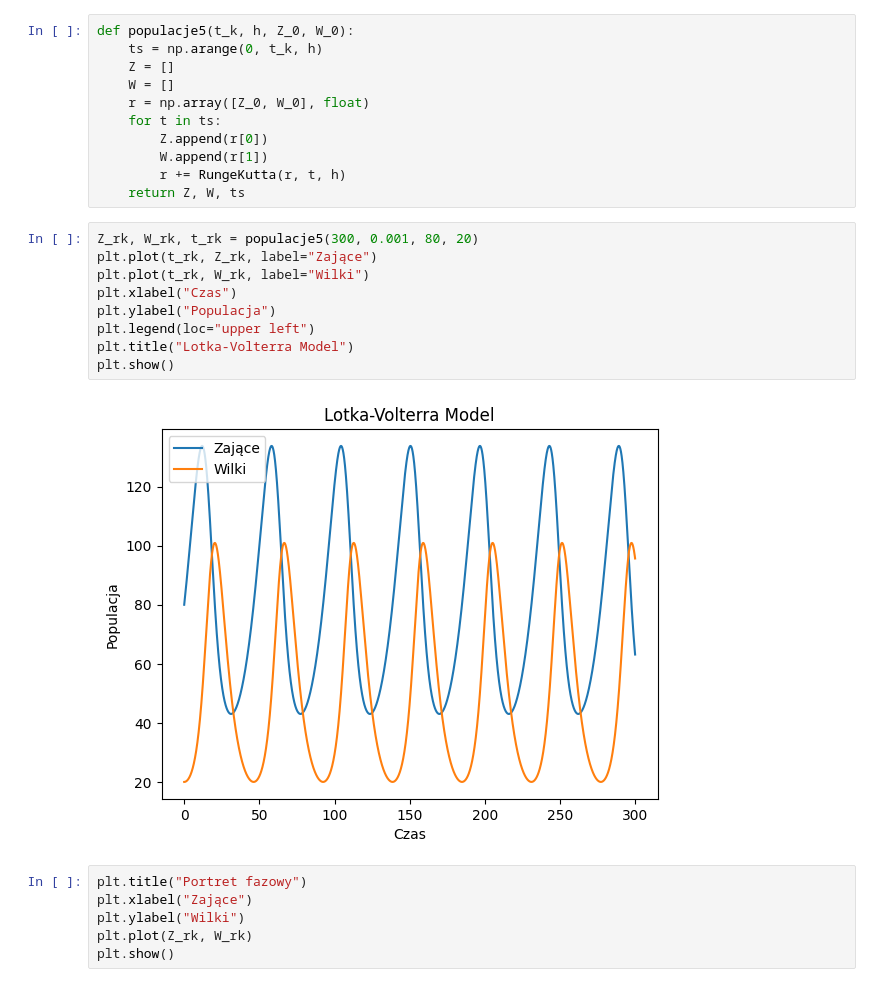
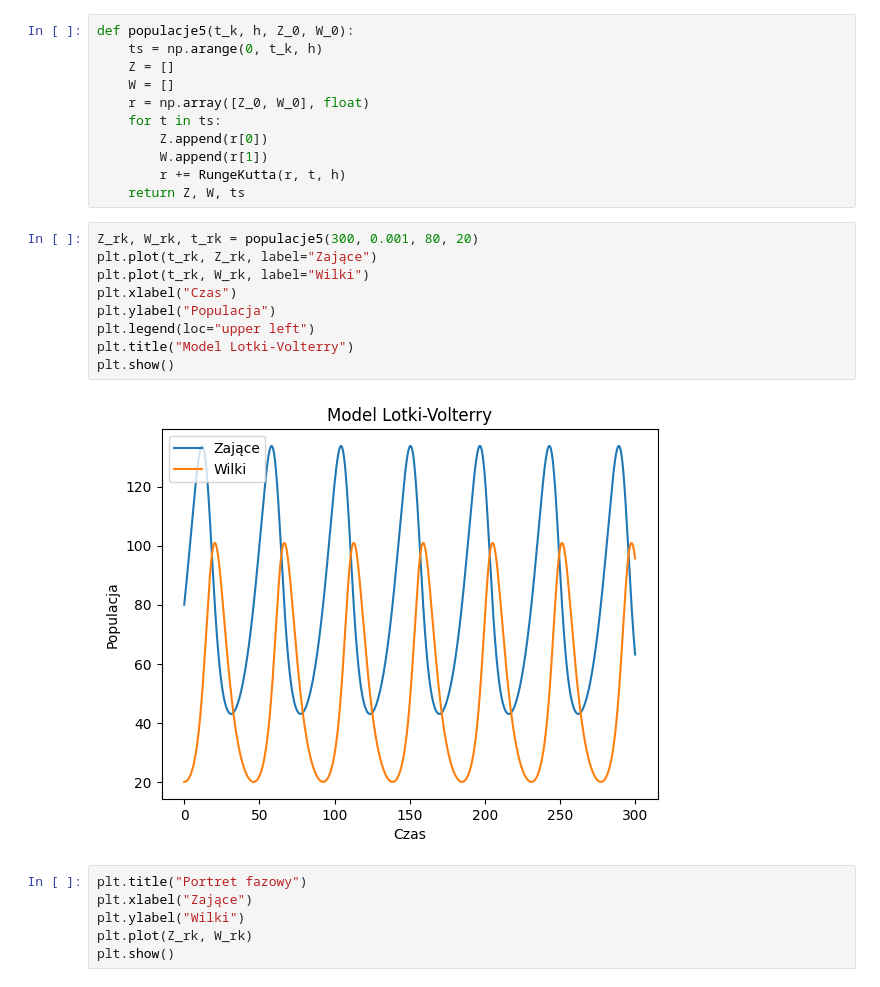
Before and after one commit to rafglo/ODE, a Jupyter notebook: projekt.ipynb, the cells around one changed output. Cells and saved outputs as stored; diff of their text form.

```diff
--- a/projekt.ipynb
+++ b/projekt.ipynb
@@ -279,14 +300,14 @@ def populacje5(t_k, h, Z_0, W_0):
 # %%
 Z_rk, W_rk, t_rk = populacje5(300, 0.001, 80, 20)
 plt.plot(t_rk, Z_rk, label="Zające")
 plt.plot(t_rk, W_rk, label="Wilki")
 plt.xlabel("Czas")
 plt.ylabel("Populacja")
 plt.legend(loc="upper left")
-plt.title("Lotka-Volterra Model")
+plt.title("Model Lotki-Volterry")
 plt.show()
 # %% [output]
-[figure, old version]
+[figure, new version]
 # %%
 plt.title("Portret fazowy")
 plt.xlabel("Zające")
```
Also changed, not shown: parts of 46 cells of this notebook.
